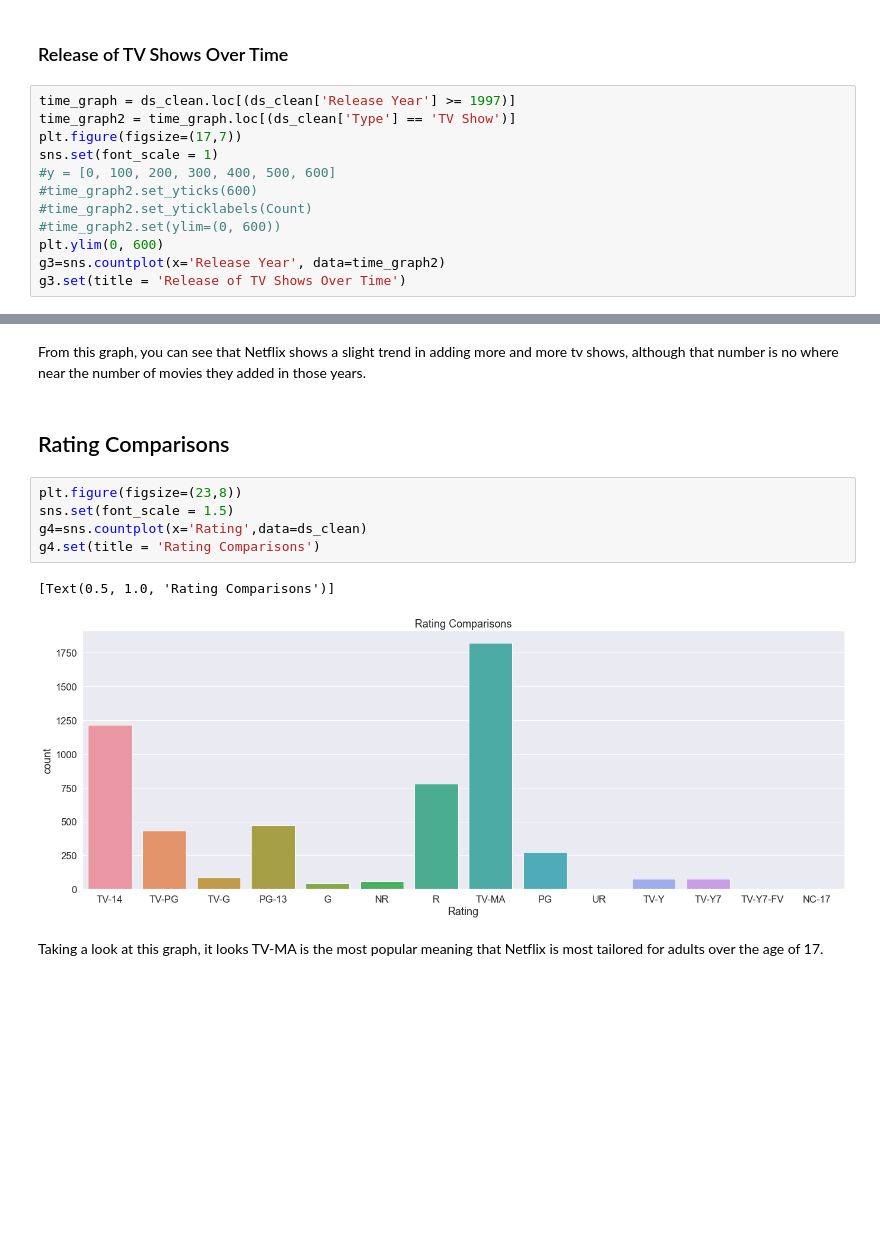
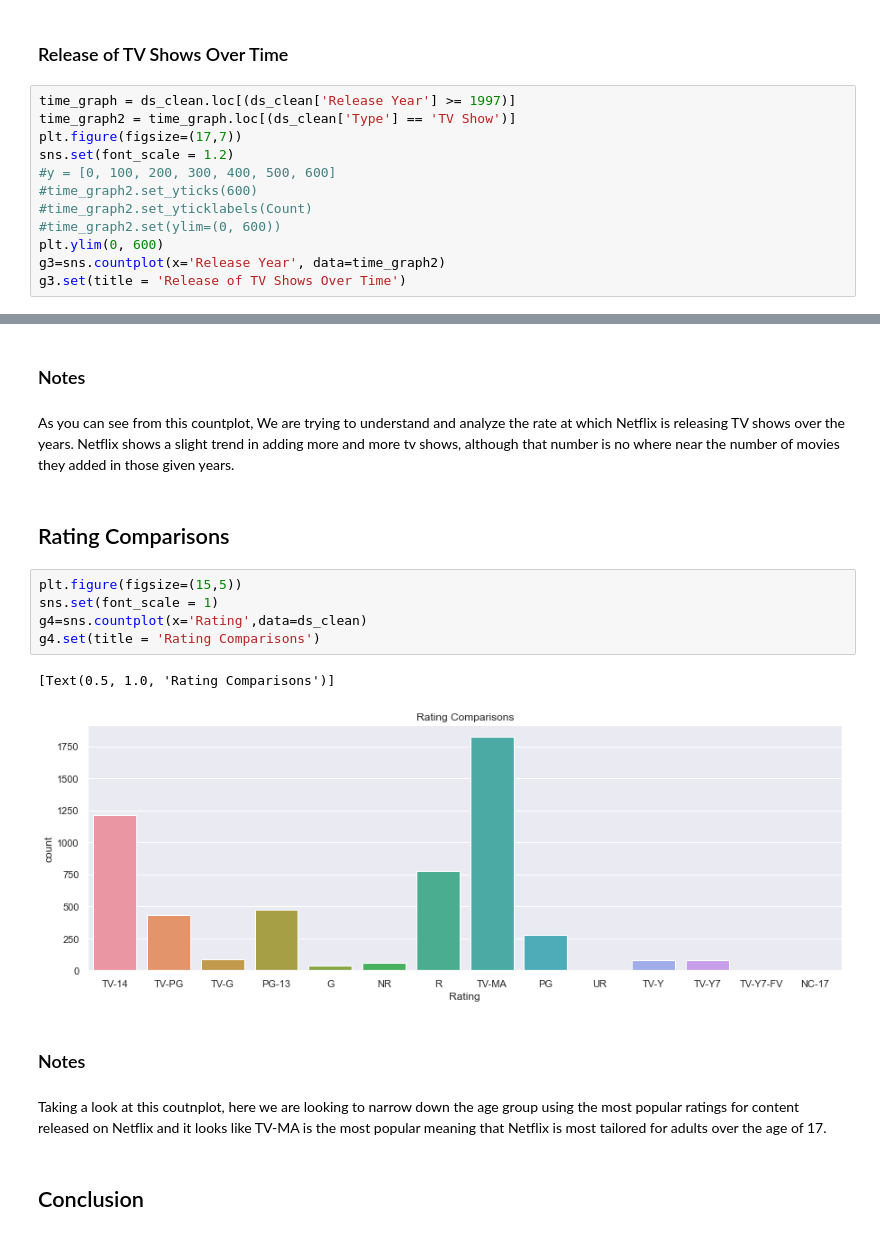
Before and after one commit to data301-2021-winter1/project-group34-project, a Jupyter notebook: notebooks/analysis2.ipynb, the cells around one changed output, grey strips where cells are left out. Saved outputs shown, nothing was run; the diff lists cells and outputs as text; blank space fills up the shorter version.

```diff
--- a/notebooks/analysis2.ipynb
+++ b/notebooks/analysis2.ipynb
@@ -100,7 +104,7 @@ From the year 1997 when Netflix launched, you can cleary see the gradual increas
 time_graph = ds_clean.loc[(ds_clean['Release Year'] >= 1997)]
 time_graph2 = time_graph.loc[(ds_clean['Type'] == 'TV Show')]
 plt.figure(figsize=(17,7))
-sns.set(font_scale = 1)
+sns.set(font_scale = 1.2)
 #y = [0, 100, 200, 300, 400, 500, 600]
 #time_graph2.set_yticks(600)
 #time_graph2.set_yticklabels(Count)
@@ -114,14 +118,20 @@ g3.set(title = 'Release of TV Shows Over Time')
+# %% [markdown]
+### Notes
 # %% [markdown]
-From this graph, you can see that Netflix shows a slight trend in adding more and more tv shows, although that number is no where near the number of movies they added in those years.
+As you can see from this countplot, We are trying to understand and analyze the rate at which Netflix is releasing TV shows over the years. Netflix shows a slight trend in adding more and more tv shows, although that number is no where near the number of movies they added in those given years.
 # %% [markdown]
 ## Rating Comparisons
 # %%
-plt.figure(figsize=(23,8))
-sns.set(font_scale = 1.5)
+plt.figure(figsize=(15,5))
+sns.set(font_scale = 1)
 g4=sns.countplot(x='Rating',data=ds_clean)
 g4.set(title = 'Rating Comparisons')
 # %% [output]
 [Text(0.5, 1.0, 'Rating Comparisons')]
-[figure, old version]
+[figure, new version]
+# %% [markdown]
+### Notes
 # %% [markdown]
-Taking a look at this graph, it looks TV-MA is the most popular meaning that Netflix is most tailored for adults over the age of 17.
+Taking a look at this coutnplot, here we are looking to narrow down the age group using the most popular ratings for content released on Netflix and it looks like TV-MA is the most popular meaning that Netflix is most tailored for adults over the age of 17.
+# %% [markdown]
+## Conclusion
```
Also changed, not shown: parts of 6 cells of this notebook.
